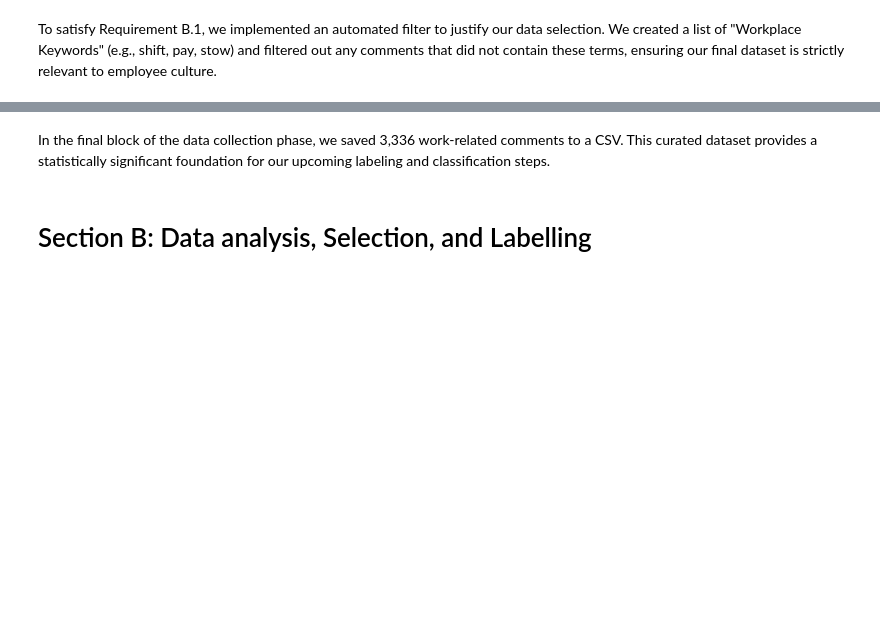
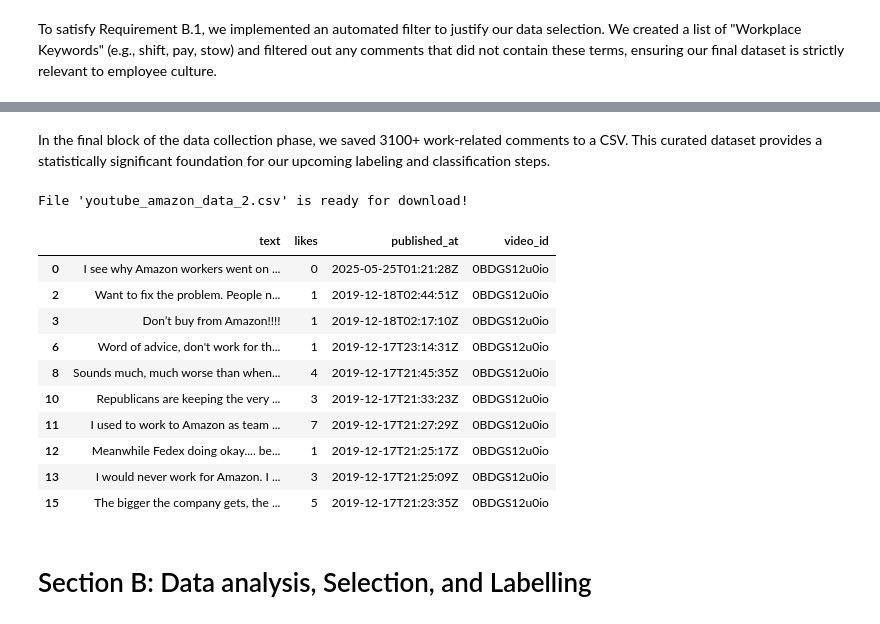
Before and after one commit to mf2056/F20AA, a Jupyter notebook: F20AA_CW.ipynb, the cells around one changed output, grey strips where cells are left out. Cells and saved outputs as stored; diff of their text form; code cells hidden in the pictures; blank space fills up the shorter version.

```diff
--- a/F20AA_CW.ipynb
+++ b/F20AA_CW.ipynb
@@ -200,10 +224,22 @@ print(f"Total Relevant (Work-related): {len(df_relevant)}")
 # %% [markdown]
-In the final block of the data collection phase, we saved 3,336 work-related comments to a CSV. This curated dataset provides a statistically significant foundation for our upcoming labeling and classification steps.
+In the final block of the data collection phase, we saved 3100+ work-related comments to a CSV. This curated dataset provides a statistically significant foundation for our upcoming labeling and classification steps.
 # %%
-# Save to CSV
-df_relevant.to_csv("youtube_amazon_employee.csv", index=False)
-print("File 'amazon_culture_data.csv' is ready for download!")
+df_relevant.to_csv("youtube_amazon_data_2.csv", index=False)
+print("File 'youtube_amazon_data_2.csv' is ready for download!")
 df_relevant.head(10)
+# %% [output]
+File 'youtube_amazon_data_2.csv' is ready for download!
+|  | text | likes | published_at | video_id |
+| 0 | I see why Amazon workers went on ... | 0 | 2025-05-25T01:21:28Z | 0BDGS12u0io |
+| 2 | Want to fix the problem. People n... | 1 | 2019-12-18T02:44:51Z | 0BDGS12u0io |
+| 3 | Don’t buy from Amazon!!!! | 1 | 2019-12-18T02:17:10Z | 0BDGS12u0io |
+| 6 | Word of advice, don't work for th... | 1 | 2019-12-17T23:14:31Z | 0BDGS12u0io |
+| 8 | Sounds much, much worse than when... | 4 | 2019-12-17T21:45:35Z | 0BDGS12u0io |
+| 10 | Republicans are keeping the very ... | 3 | 2019-12-17T21:33:23Z | 0BDGS12u0io |
+| 11 | I used to work to Amazon as team ... | 7 | 2019-12-17T21:27:29Z | 0BDGS12u0io |
+| 12 | Meanwhile Fedex doing okay.... be... | 1 | 2019-12-17T21:25:17Z | 0BDGS12u0io |
+| 13 | I would never work for Amazon. I ... | 3 | 2019-12-17T21:25:09Z | 0BDGS12u0io |
+| 15 | The bigger the company gets, the ... | 5 | 2019-12-17T21:23:35Z | 0BDGS12u0io |
 # %% [markdown]
 # Section B: Data analysis, Selection, and Labelling
 # %%
```
Also changed, not shown: parts of 8 cells of this notebook.
